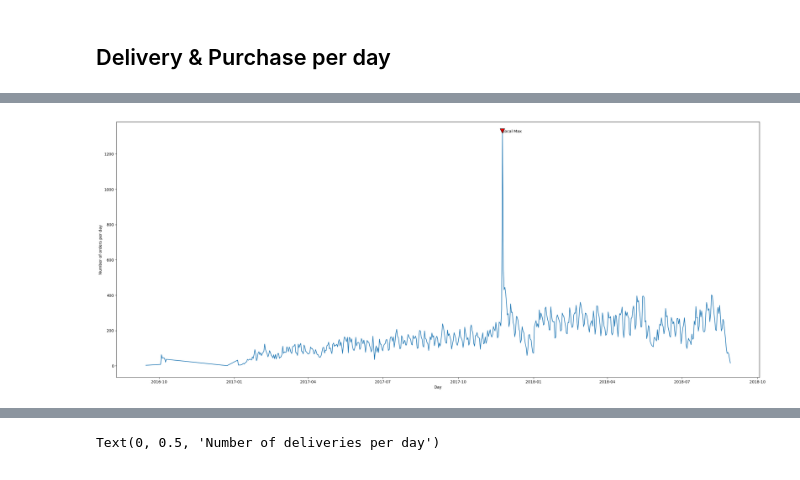
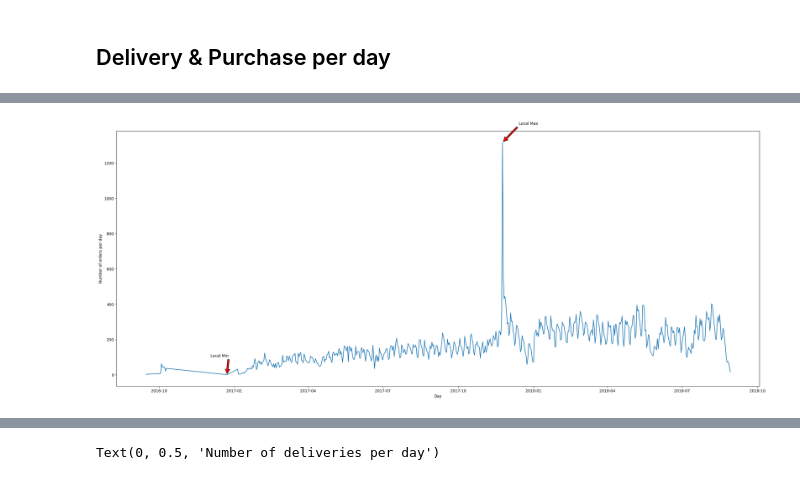
Before and after one commit to Ksyu22/olist_ecommerce, a Jupyter notebook: olist_ecommerce/notebooks/eda_delivery_prediction.ipynb, the cells around one changed output, grey strips where cells are left out. Cells and saved outputs as stored; diff of their text form; code cells hidden in the pictures.

Commit message:
adding daily plots

```diff
--- a/olist_ecommerce/notebooks/eda_delivery_prediction.ipynb
+++ b/olist_ecommerce/notebooks/eda_delivery_prediction.ipynb
@@ -679,5 +680,8 @@ plt.title('Distance between sellers & customers');
 # %%
 #how many orders were delivered on a certain day
 daily_delivery = pd.DataFrame(df['order_delivered_customer_date'].groupby([df['order_delivered_customer_date'].dt.date]).count())
+daily_delivery = daily_delivery.rename(columns={'order_delivered_customer_date': 'deliveries_per_day'})
+
 #how many orders were completed on a certain day
-daily_order = pd.DataFrame(df['order_purchase_timestamp'].groupby([df['order_purchase_timestamp'].dt.date]).count())
+daily_order = pd.DataFrame(df['order_purchase_timestamp'].groupby([df['order_purchase_timestamp'].dt.date], ).count())
+daily_order = daily_order.rename(columns={'order_purchase_timestamp': 'orders_per_day'})
@@ -684,18 +708,33 @@ daily_order = pd.DataFrame(df['order_purchase_timestamp'].groupby([df['order_pur
+# %%
+def get_max_min(df_name, column_name):
+    """
+    Thhis fucntion gets max and min values and date from dataframe
+    """
+    df_max = df_name[df_name[column_name] == df_name[column_name].max()]
+    y_max = df_max[column_name].iloc[0]
+    x_max = df_max.index
+
+    df_min = df_name[df_name[column_name] == df_name[column_name].min()]
+    y_min = df_min[column_name].iloc[0]
+    x_min = df_min.index
+
+    return x_max, y_max, x_min, y_min
 # %%
 plt.figure(figsize=(30,12))
 plt.plot(daily_order)
 plt.xlabel("Day")
 plt.ylabel("Number of orders per day")
 
+x_max, y_max, x_min, y_min = get_max_min(daily_order, 'orders_per_day')
 
-order_max = daily_order[daily_order.order_purchase_timestamp == daily_order.order_purchase_timestamp.max()]
-y_max = order_max.order_purchase_timestamp
-x_max = order_max.index
+plt.annotate('Local Max', xy=(x_max, y_max), xytext=(x_max+dt.timedelta(days=20), y_max+100),
+            arrowprops=dict(facecolor='red', shrink=0.05),
+            )
 
-plt.annotate('Local Max', xy=(x_max, y_max), xytext=(x_max, y_max+5),
+plt.annotate('Local Min', xy=(x_min, y_min), xytext=(x_min-dt.timedelta(days=20), y_min+100),
             arrowprops=dict(facecolor='red', shrink=0.05),
             )
 
 plt.show()
 # %% [output]
-[figure, old version]
+[figure, new version]
```
Also changed, not shown: parts of 5 cells of this notebook.
